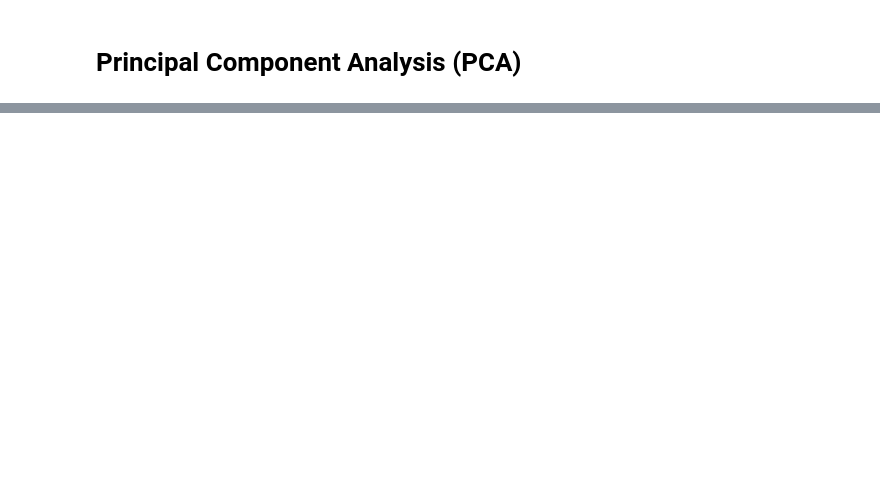
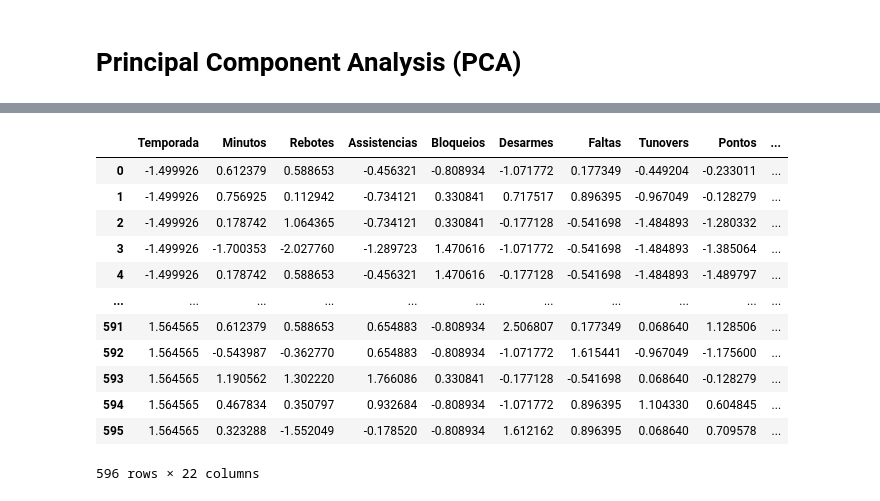
Before and after one commit to victorpecine/nba_data_science, a Jupyter notebook: nba_stats_jokic.ipynb, the cells around one changed output, grey strips where cells are left out. Cells and saved outputs as stored; diff of their text form; code cells hidden in the pictures; blank space fills up the shorter version.

```diff
--- a/nba_stats_jokic.ipynb
+++ b/nba_stats_jokic.ipynb
@@ -804,0 +740,3 @@ pca = PCA()
+# %%
+scaler = StandardScaler()
+stats_jokic_pca_scaled = scaler.fit_transform(df_stats_jokic_pca)
@@ -804,0 +759,21 @@ pca = PCA()
+# %%
+columns = df_stats_jokic_pca.columns
+data = stats_jokic_pca_scaled
+
+df_stats_jokic_pca_scaled = pd.DataFrame(data=data, columns=columns)
+
+df_stats_jokic_pca_scaled
+# %% [output]
+|  | Temporada | Minutos | Rebotes | Assistencias | Bloqueios | Desarmes | Faltas | Tunovers | Pontos | ... |
+| 0 | -1.499926 | 0.612379 | 0.588653 | -0.456321 | -0.808934 | -1.071772 | 0.177349 | -0.449204 | -0.233011 | ... |
+| 1 | -1.499926 | 0.756925 | 0.112942 | -0.734121 | 0.330841 | 0.717517 | 0.896395 | -0.967049 | -0.128279 | ... |
+| 2 | -1.499926 | 0.178742 | 1.064365 | -0.734121 | 0.330841 | -0.177128 | -0.541698 | -1.484893 | -1.280332 | ... |
+| 3 | -1.499926 | -1.700353 | -2.027760 | -1.289723 | 1.470616 | -1.071772 | -0.541698 | -1.484893 | -1.385064 | ... |
+| 4 | -1.499926 | 0.178742 | 0.588653 | -0.456321 | 1.470616 | -0.177128 | -0.541698 | -1.484893 | -1.489797 | ... |
+| ... | ... | ... | ... | ... | ... | ... | ... | ... | ... | ... |
+| 591 | 1.564565 | 0.612379 | 0.588653 | 0.654883 | -0.808934 | 2.506807 | 0.177349 | 0.068640 | 1.128506 | ... |
+| 592 | 1.564565 | -0.543987 | -0.362770 | 0.654883 | -0.808934 | -1.071772 | 1.615441 | -0.967049 | -1.175600 | ... |
+| 593 | 1.564565 | 1.190562 | 1.302220 | 1.766086 | 0.330841 | -0.177128 | -0.541698 | 0.068640 | -0.128279 | ... |
+| 594 | 1.564565 | 0.467834 | 0.350797 | 0.932684 | -0.808934 | -1.071772 | 0.896395 | 1.104330 | 0.604845 | ... |
+| 595 | 1.564565 | 0.323288 | -1.552049 | -0.178520 | -0.808934 | 1.612162 | 0.896395 | 0.068640 | 0.709578 | ... |
+596 rows × 22 columns
```
Also changed, not shown: parts of 57 cells of this notebook.
